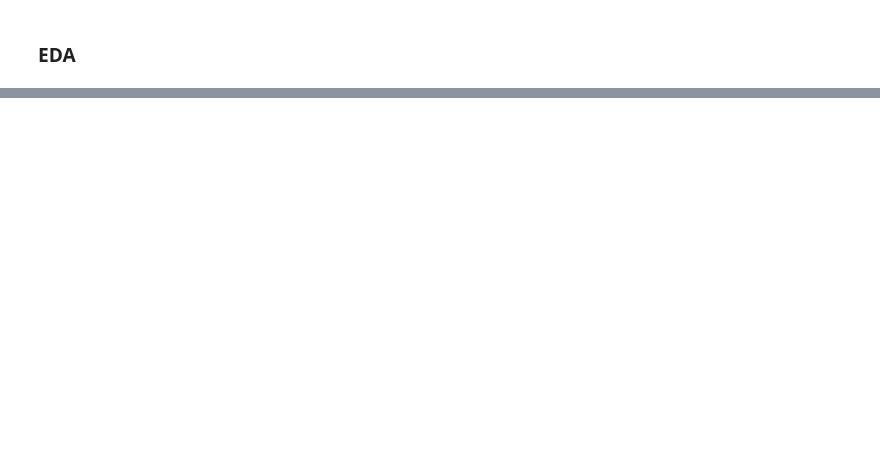
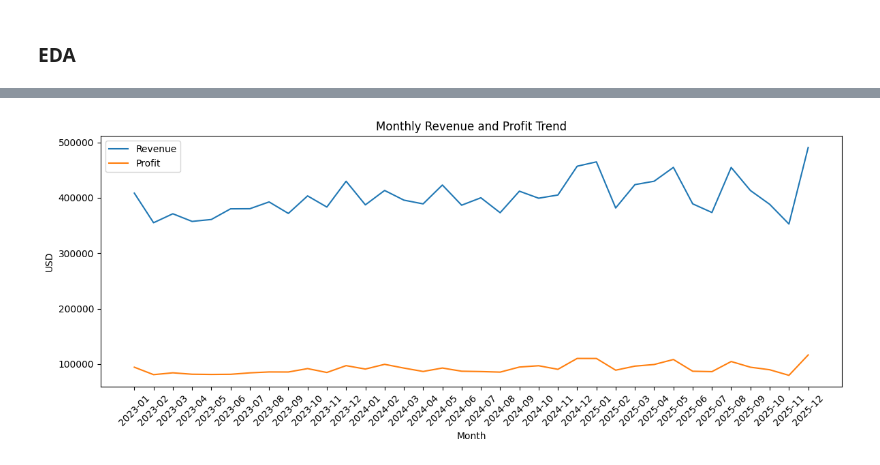
Before and after one commit to Alive-Peterson/myprojects, a Jupyter notebook: data_analytics/financial_performance_and_profitability/notebooks/FMCG_Sales_Profitability_Analysis.ipynb, the cells around one changed output, grey strips where cells are left out. Saved outputs shown, nothing was run; the diff lists cells and outputs as text; code cells hidden in the pictures; blank space fills up the shorter version.

```diff
--- a/data_analytics/financial_performance_and_profitability/notebooks/FMCG_Sales_Profitability_Analysis.ipynb
+++ b/data_analytics/financial_performance_and_profitability/notebooks/FMCG_Sales_Profitability_Analysis.ipynb
@@ -5,4 +5,4 @@ import pandas as pd
 import numpy as np
 import matplotlib.pyplot as plt
 # %%
-df = pd.read_csv('../datasets/fmcg_sales_clean.csv')
+df = pd.read_csv('../datasets/fmcg_sales_cleaned.csv')
@@ -10,0 +101,6 @@ FileNotFoundError: [Errno 2] No such file or directory: '../datasets/fmcg_sales_
+# %%
+monthly_performance = (df.groupby('Year_Month').agg(
+          Revenue=('Net_Revenue_USD', 'sum'),
+          Profit=('Profit_USD', 'sum')).reset_index())
+
+monthly_performance.head()
@@ -10,0 +114,24 @@ FileNotFoundError: [Errno 2] No such file or directory: '../datasets/fmcg_sales_
+# %%
+plt.figure(figsize=(12, 5))
+
+plt.plot(
+    monthly_performance['Year_Month'],
+    monthly_performance['Revenue'],
+    label='Revenue'
+)
+
+plt.plot(
+    monthly_performance['Year_Month'],
+    monthly_performance['Profit'],
+    label='Profit'
+)
+
+plt.title('Monthly Revenue and Profit Trend')
+plt.xlabel('Month')
+plt.ylabel('USD')
+plt.xticks(rotation=45)
+plt.legend()
+plt.tight_layout()
+plt.show()
+# %% [output]
+[figure, added]
```
Also changed, not shown: parts of 30 cells of this notebook.
